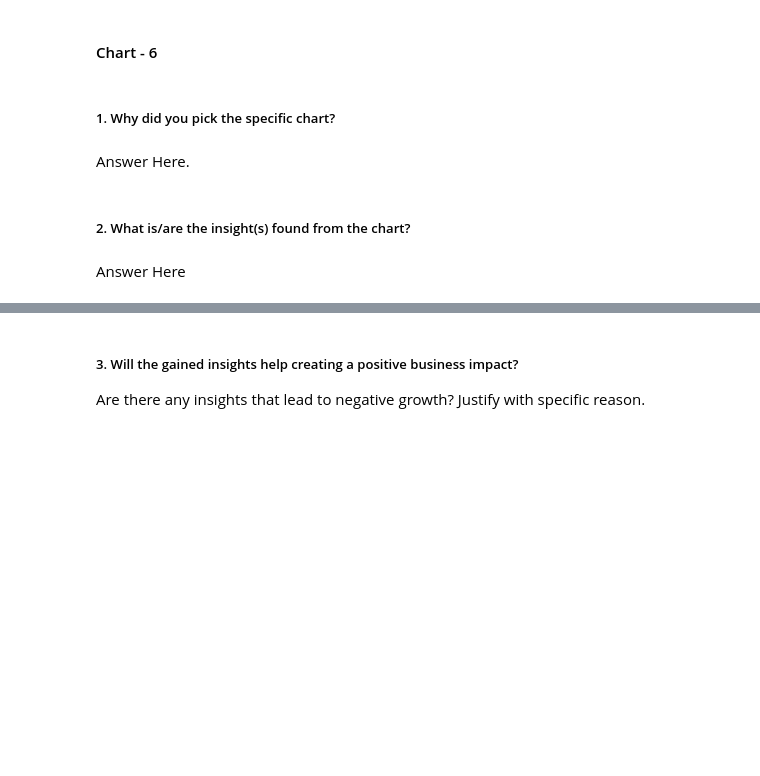
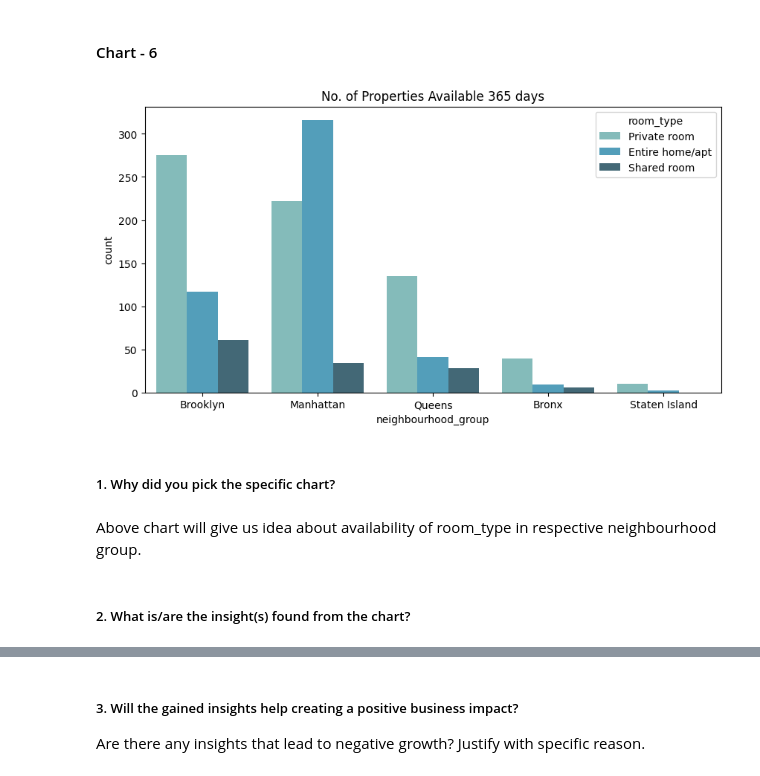
Before and after one commit to NRTPRIME/EDA-Capstone-Project-1-, a Jupyter notebook: EDA_Submission_Template.ipynb, the cells around one changed output, grey strips where cells are left out. Saved outputs shown, nothing was run; the diff lists cells and outputs as text; code cells hidden in the pictures; blank space fills up the shorter version.

```diff
--- a/EDA_Submission_Template.ipynb
+++ b/EDA_Submission_Template.ipynb
@@ -371,8 +401,17 @@ Answer Here
+# %%
+# Chart - 6 visualization code
+plt.figure(figsize = (10,5))
+# Number of properties available for how many days in year
+sns.countplot(data=abnb[abnb['availability_365']  == 365], x='neighbourhood_group', hue='room_type', palette='GnBu_d')
+# labeling a chart
+plt.title('No. of Properties Available 365 days', fontsize=12)
+# show chart
+plt.show()
+# %% [output]
+[figure, added]
 # %% [markdown]
 ##### 1. Why did you pick the specific chart?
-# %% [markdown]
-Answer Here.
+# %% [markdown]
+Above chart will give us idea about availability of room_type in respective neighbourhood group.
 # %% [markdown]
 ##### 2. What is/are the insight(s) found from the chart?
-# %% [markdown]
-Answer Here
```
Also changed, not shown: parts of 30 cells of this notebook.
